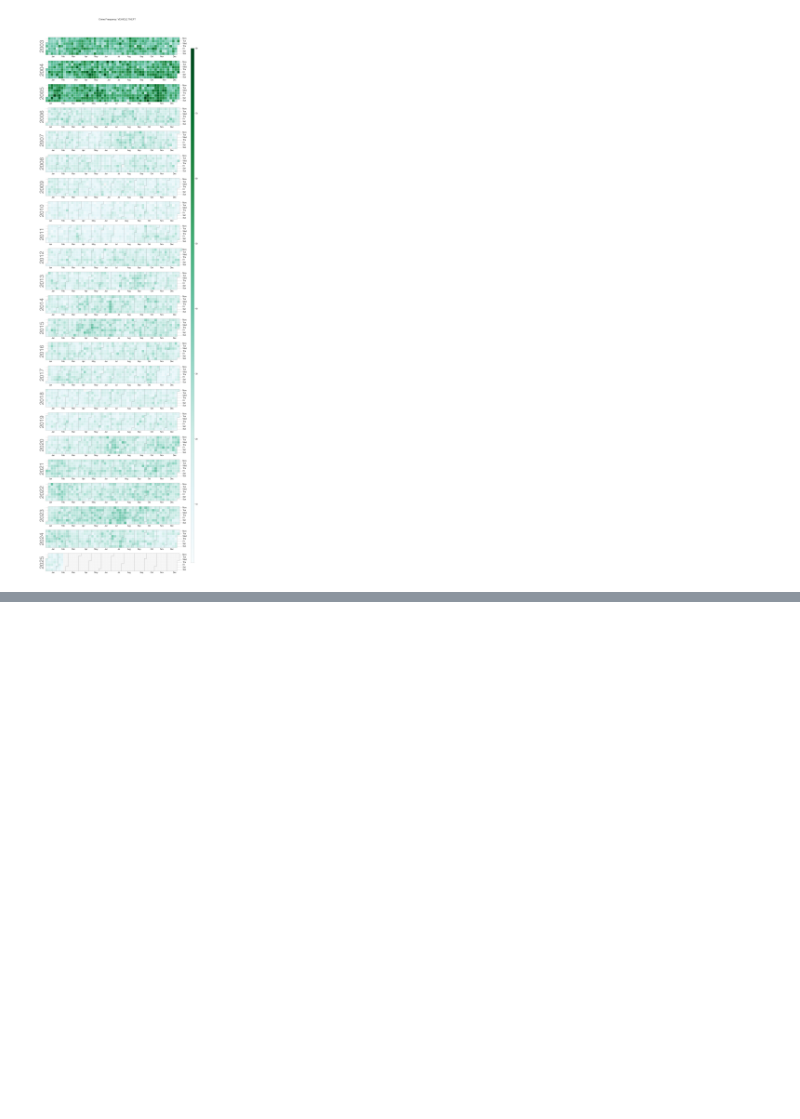
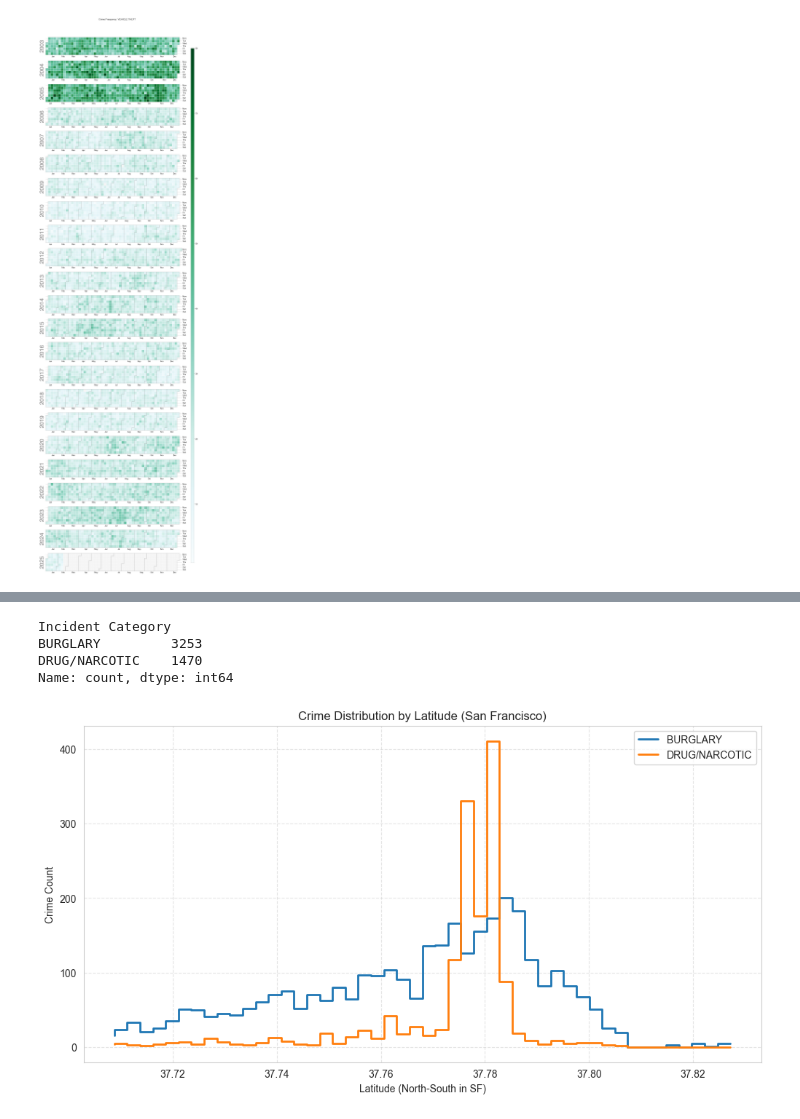
Before and after one commit to Jawsen/Social_Data, a Jupyter notebook: Assignment-1/assignment1.ipynb, the cells around one changed output, grey strips where cells are left out. Drawn from its saved outputs; the diff is of its cells as text; code cells hidden in the pictures; blank space fills up the shorter version.

```diff
--- a/Assignment-1/assignment1.ipynb
+++ b/Assignment-1/assignment1.ipynb
@@ -231,0 +351,43 @@ plt.show()
+# %%
+# Define selected crime types
+crime_types = ["BURGLARY", "DRUG/NARCOTIC"]
+time_period = ("2023-01-01", "2023-06-30")  # 6-month interval
+
+# Filter dataset for selected crimes and time period
+df_filtered = df[
+    (df["Incident Category"].isin(crime_types)) &
+    (df["Incident Date"] >= time_period[0]) &
+    (df["Incident Date"] <= time_period[1])
+]
+
+# Print number of crimes per category after filtering
+print(df_filtered["Incident Category"].value_counts())
+
+# Bin latitudes (50 bins across SF)
+num_bins = 50
+lat_min, lat_max = df_filtered["Latitude"].min(), df_filtered["Latitude"].max()
+lat_bins = np.linspace(lat_min, lat_max, num_bins)
+
+# Plot histograms for each crime type
+plt.figure(figsize=(12, 6))
+for crime in crime_types:
+    latitudes = df_filtered[df_filtered["Incident Category"] == crime]["Latitude"].dropna()
+    counts, bin_edges = np.histogram(latitudes, bins=lat_bins)
+
+    plt.step(bin_edges[:-1], counts, label=f"{crime}", linewidth=2)  # Step plot for clarity
+
+# Labels and aesthetics
+plt.xlabel("Latitude (North-South in SF)")
+plt.ylabel("Crime Count")
+plt.title("Crime Distribution by Latitude (San Francisco)")
+plt.legend()
+plt.grid(True, linestyle="--", alpha=0.5)
+
+# Show plot
+plt.show()
+# %% [output]
+Incident Category
+BURGLARY         3253
+DRUG/NARCOTIC    1470
+Name: count, dtype: int64
+[figure, added]
```
Also changed, not shown: parts of 51 cells of this notebook.
